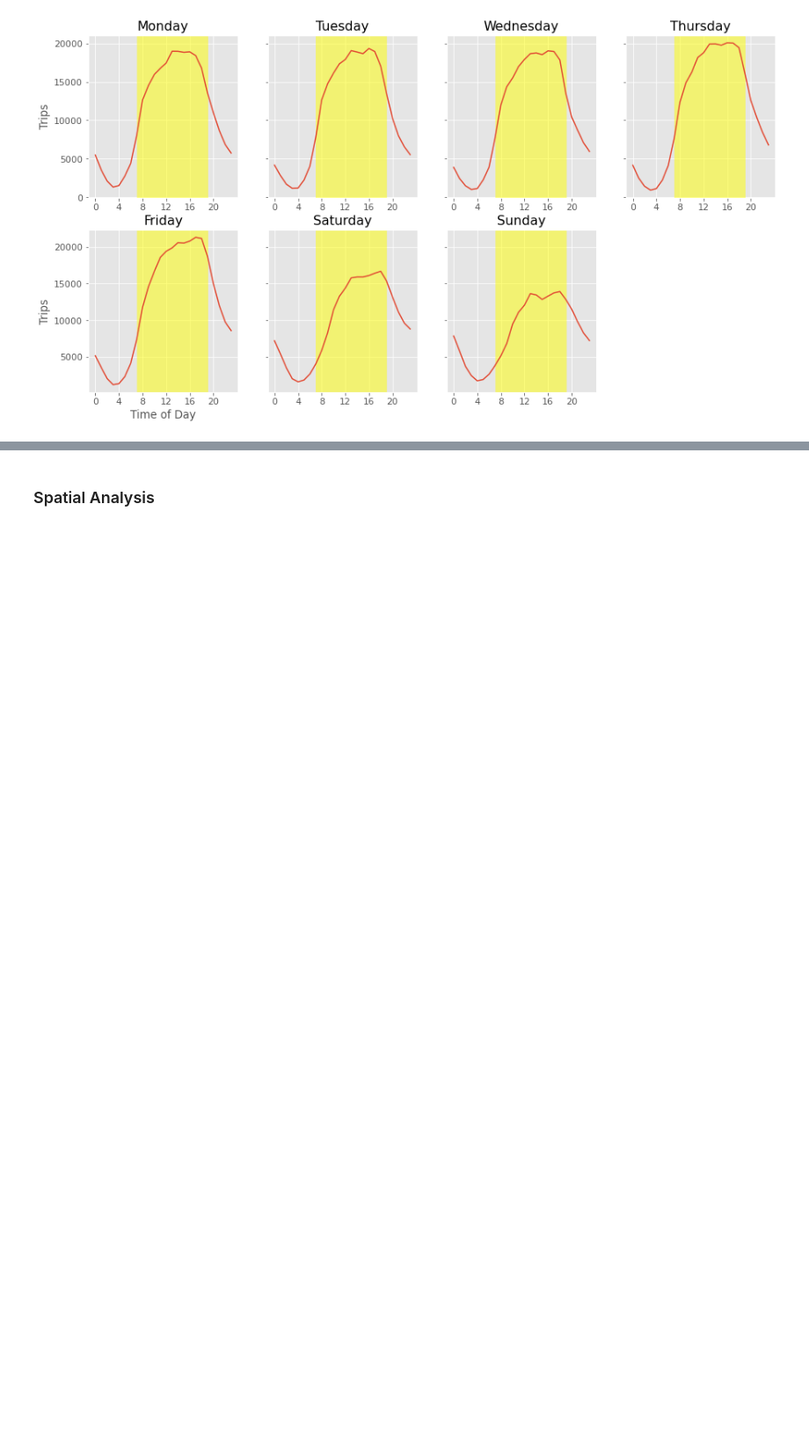
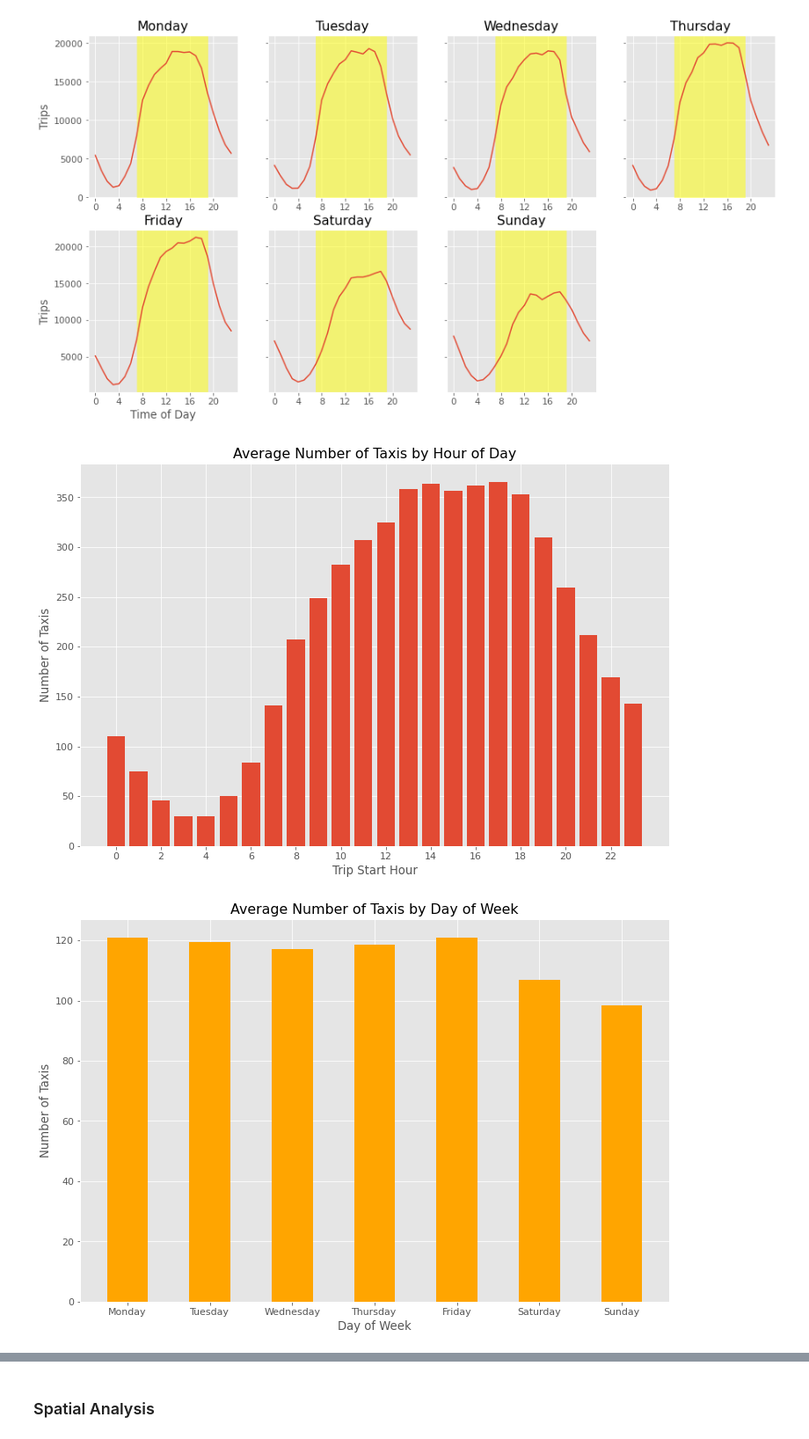
Before and after one commit to aloisiusStephen/ChicagoRideHailing, a Jupyter notebook: ChicagoRideHailing_Analysis.ipynb, the cells around one changed output, grey strips where cells are left out. Shown at 88% size. Saved outputs shown, nothing was run; the diff lists cells and outputs as text; code cells hidden in the pictures; blank space fills up the shorter version.

```diff
--- a/ChicagoRideHailing_Analysis.ipynb
+++ b/ChicagoRideHailing_Analysis.ipynb
@@ -323,3 +246,37 @@ for r in range (2):
 plt.show()
 # %% [output]
 [figure]
+# %%
+total_days_in_dataset = len(df.groupby(['Trip Date']))
+
+# distribution of trips within a day; by hour
+fig, ax = plt.subplots()
+fig.set_size_inches(12,8)
+
+ax.set_xlabel('Trip Start Hour')
+ax.set_ylabel('Number of Taxis')
+ax.set_title('Average Number of Taxis by Hour of Day')
+ax.set_xticks( range(0,24,2))
+
+ax.bar( range(0,24),df.groupby(['Taxi ID','Trip Start Hour','Trip Date']).size().groupby(['Trip Start Hour']).size()/(total_days_in_dataset))
+plt.show()
+
+
+# # distribution of trips based on day of the week
+dayofweek = ['Monday','Tuesday','Wednesday','Thursday','Friday','Saturday','Sunday']
+
+fig, ax = plt.subplots()
+fig.set_size_inches(12,8)
+
+ax.set_xlabel('Day of Week')
+ax.set_ylabel('Number of Taxis')
+ax.set_title('Average Number of Taxis by Day of Week')
+
+data_dayofweek = df.groupby(['Taxi ID','Trip Day of Week','Trip Date']).size().groupby(['Trip Day of Week']).size()/(total_days_in_dataset)
+ax.bar(range(7), data_dayofweek, width = 0.5, color = 'orange')
+ax.set_xticks(range(7))
+ax.set_xticklabels(dayofweek)
+plt.show()
+# %% [output]
+[figure, added]
+[figure, added]
```
Also changed, not shown: parts of 33 cells of this notebook.
